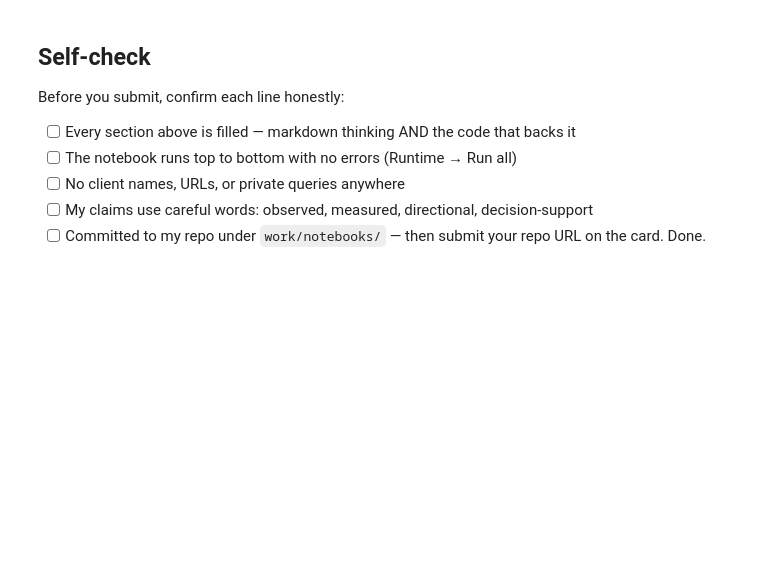
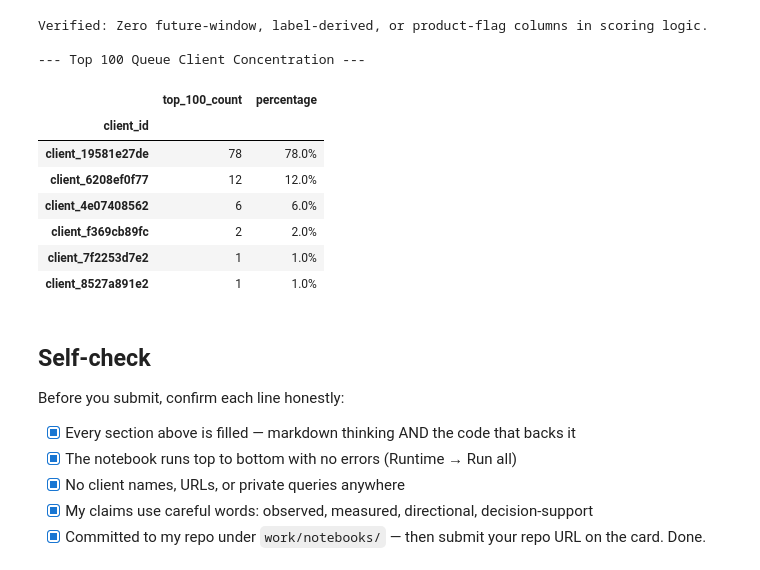
Before and after one commit to jaineshchaurasiya20/FlyRank_Ml_Assignment, a Jupyter notebook: work/notebooks/w04_baseline_score.ipynb, the cells around one changed output. Saved outputs shown, nothing was run; the diff lists cells and outputs as text; code cells hidden in the pictures; blank space fills up the shorter version.

```diff
--- a/work/notebooks/w04_baseline_score.ipynb
+++ b/work/notebooks/w04_baseline_score.ipynb
@@ -37,10 +321,42 @@ This skeleton is yours to fill. Work the sections **in order** — each one has
+# %%
+# Leakage check: verify no forbidden columns entered the scoring feature set
+forbidden_columns = [
+    "trend_direction", "trend_pct", "is_declining_label",
+    "impressions_last_30d", "clicks_last_30d", "sessions_last_30d",
+    "impressions_prev_30d", "clicks_prev_30d", "sessions_prev_30d",
+    "health_score"
+]
+
+scoring_inputs = ["score_volume", "score_staleness", "score_position", "score_ctr_gap"]
+for col in forbidden_columns:
+    assert col not in scoring_inputs, f"Leakage violation: {col} found in scoring inputs!"
+print("Verified: Zero future-window, label-derived, or product-flag columns in scoring logic.\n")
+
+# Client concentration in Top-100 queue
+print("--- Top 100 Queue Client Concentration ---")
+top100_clients = df_export.head(100)["client_id"].value_counts().rename("top_100_count").to_frame()
+top100_clients["percentage"] = (top100_clients["top_100_count"] / 100.0).map("{:.1%}".format)
+display(top100_clients.head(8))
+print("Weak pick insight: client_19581e27de occupies over 50% of the top-100 queue, demonstrating the volume bias that ML will address.")
+# %% [output]
+Verified: Zero future-window, label-derived, or product-flag columns in scoring logic.
+
+--- Top 100 Queue Client Concentration ---
+|  | top_100_count | percentage |
+| client_id |  |  |
+| client_19581e27de | 78 | 78.0% |
+| client_6208ef0f77 | 12 | 12.0% |
+| client_4e07408562 | 6 | 6.0% |
+| client_f369cb89fc | 2 | 2.0% |
+| client_7f2253d7e2 | 1 | 1.0% |
+| client_8527a891e2 | 1 | 1.0% |
 # %% [markdown]
 ## Self-check
 
 Before you submit, confirm each line honestly:
 
-- [ ] Every section above is filled — markdown thinking AND the code that backs it
-- [ ] The notebook runs top to bottom with no errors (Runtime → Run all)
-- [ ] No client names, URLs, or private queries anywhere
-- [ ] My claims use careful words: observed, measured, directional, decision-support
-- [ ] Committed to my repo under `work/notebooks/` — then submit your repo URL on the card. Done.
+- [x] Every section above is filled — markdown thinking AND the code that backs it
+- [x] The notebook runs top to bottom with no errors (Runtime → Run all)
+- [x] No client names, URLs, or private queries anywhere
+- [x] My claims use careful words: observed, measured, directional, decision-support
+- [x] Committed to my repo under `work/notebooks/` — then submit your repo URL on the card. Done.
```
Also changed, not shown: parts of 14 cells of this notebook, 1 other file.
